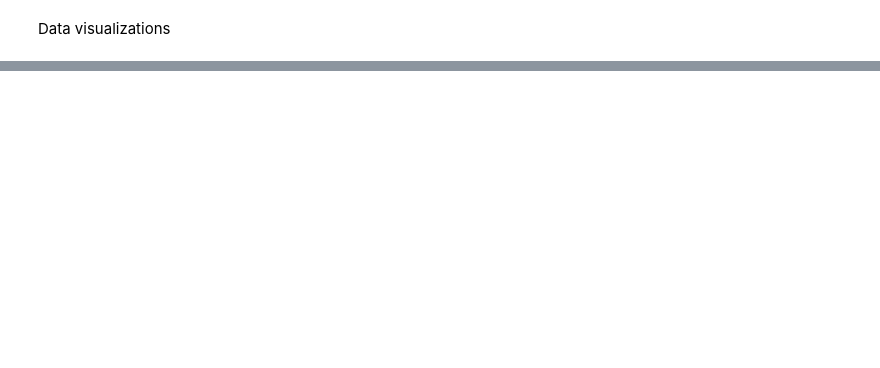
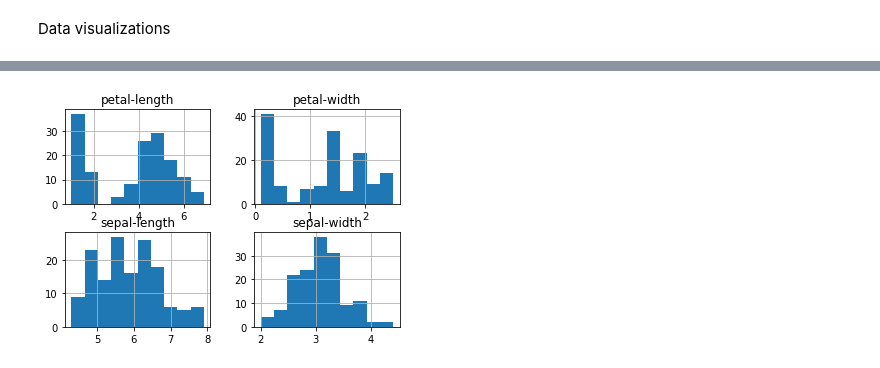
Before and after one commit to marcelounb/ML-Mastery-with-Python-Course, a Jupyter notebook: chap18_Predictive_Modeling_Project_Template.ipynb, the cells around one changed output, grey strips where cells are left out. Cells and saved outputs as stored; diff of their text form; code cells hidden in the pictures; blank space fills up the shorter version.

```diff
--- a/chap18_Predictive_Modeling_Project_Template.ipynb
+++ b/chap18_Predictive_Modeling_Project_Template.ipynb
@@ -81,0 +121,6 @@ Data visualizations
+# %%
+# Univariate plots:: We can also create a histogram of each input variable to get an idea of the distribution
+dataset.hist()
+plt.show()
+# %% [output]
+[figure, added]
```
Also changed, not shown: parts of 10 cells of this notebook.
